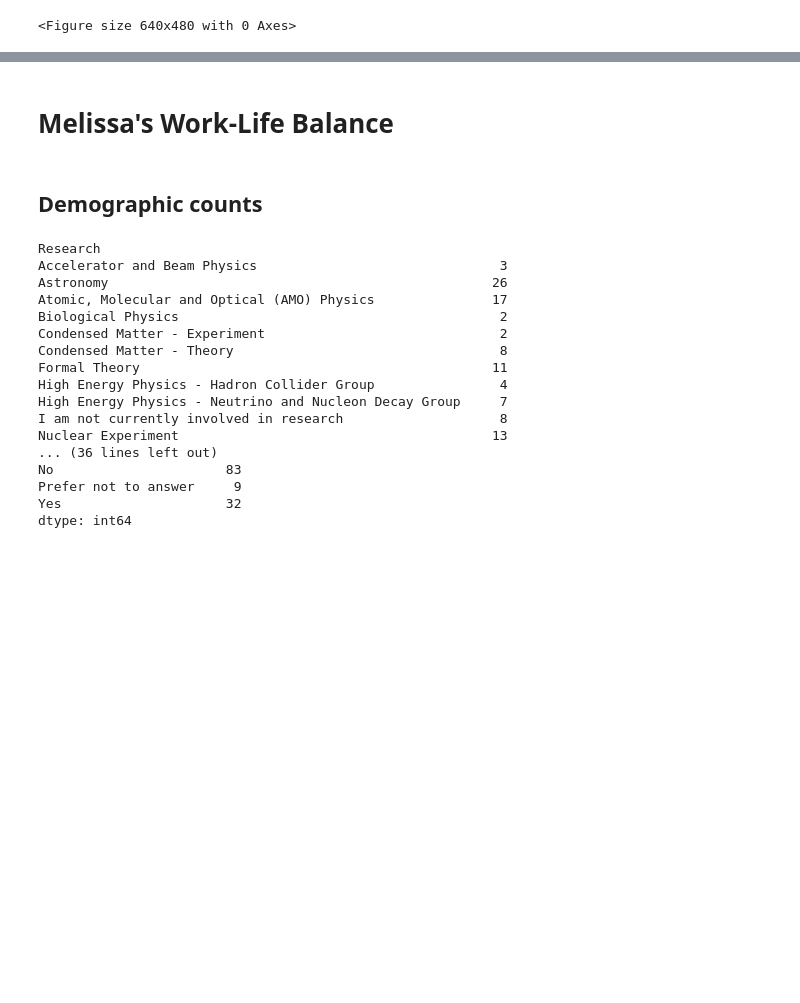
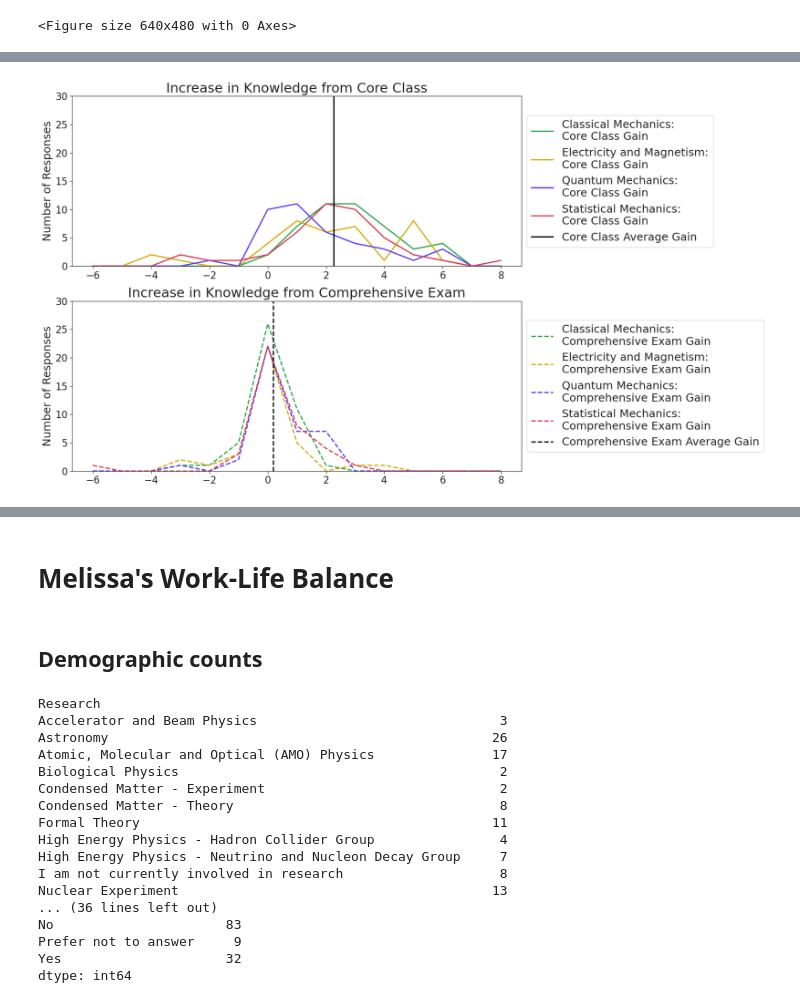
Before and after one commit to pecom/qol-survey, a Jupyter notebook: Melissa_Survey.ipynb, the cells around one changed output, grey strips where cells are left out. Saved outputs shown, nothing was run; the diff lists cells and outputs as text; code cells hidden in the pictures; blank space fills up the shorter version.

```diff
--- a/Melissa_Survey.ipynb
+++ b/Melissa_Survey.ipynb
@@ -200,18 +266,3 @@ More people were mathematically unprepared than conceptually.
 Anyone who is unprepared thinks the comps exams are unfair.
 
 Half the people who were prepared think the comps exams are unfair.
-# %%
-
-## same plot but by how many core/comp pairs they've taken
-## there's also the "core classes prepared me well for the comps" questions
-
-QOLPreparation['Cores/Comps Taken'] = 0
-listed_cores = 'Please indicate which of the core courses and comprehensive exams have you already taken.'
-for classes in ['SM', 'CM', 'QM', 'EM']:
-    class_string = f"{classes} Course" if classes != 'QM' else "QM I"
-    QOLPreparation.loc[
-        QOLPreparation[listed_cores].str.contains(f"{classes} Comp", na=False) & \
-        QOLPreparation[listed_cores].str.contains(class_string, na=False), "Cores/Comps Taken"
-    ] += 1
-
-print(QOLPreparation['Cores/Comps Taken'].value_counts())
@@ -237,0 +315,57 @@ plt.clf()
+# %%
+fontsize = 18
+
+QOLPreparation['Difference Start Core CM']=QOLData['Knowledge CM Core']-QOLData['Knowledge CM Start']
+QOLPreparation['Difference Start Core EM']=QOLData['Knowledge EM Core']-QOLData['Knowledge EM Start']
+QOLPreparation['Difference Start Core QM']=QOLData['Knowledge QM Core']-QOLData['Knowledge QM Start']
+QOLPreparation['Difference Start Core SM']=QOLData['Knowledge SM Core']-QOLData['Knowledge SM Start']
+QOLPreparation['Difference Comp Core CM']=QOLData['Knowledge CM Comp']-QOLData['Knowledge CM Core']
+QOLPreparation['Difference Comp Core EM']=QOLData['Knowledge EM Comp']-QOLData['Knowledge EM Core']
+QOLPreparation['Difference Comp Core QM']=QOLData['Knowledge QM Comp']-QOLData['Knowledge QM Core']
+QOLPreparation['Difference Comp Core SM']=QOLData['Knowledge SM Comp']-QOLData['Knowledge SM Core']
+
+class_sum = 0
+class_count = 0
+comp_sum = 0
+comp_count = 0
+for classes in ['CM', 'EM', 'QM', 'SM']:
+    class_sum += QOLPreparation[f'Difference Start Core {classes}'][QOLPreparation[f"{classes} Core/Comp Taken"] > 0].sum()
+    comp_sum += QOLPreparation[f'Difference Comp Core {classes}'][QOLPreparation[f"{classes} Core/Comp Taken"] > 0].sum()
+    class_count += QOLPreparation[f'Difference Start Core {classes}'][QOLPreparation[f"{classes} Core/Comp Taken"] > 0].count()
+    comp_count += QOLPreparation[f'Difference Comp Core {classes}'][QOLPreparation[f"{classes} Core/Comp Taken"] > 0].count()
+class_avg = float(class_sum) / class_count
+comp_avg = float(comp_sum) / comp_count
+
+fig, ax = plt.subplots(2, 1)
+indices = [-6, -5, -4, -3, -2, -1, 0, 1, 2, 3, 4, 5, 6, 7, 8]
+QOLPreparation['Difference Start Core CM'][QOLPreparation["CM Core/Comp Taken"] > 0].value_counts().sort_index().reindex(indices, fill_value=0).plot(ax=ax[0], kind='line', lw=2, color=CM_color, label='Classical Mechanics:\nCore Class Gain')
+QOLPreparation['Difference Comp Core CM'][QOLPreparation["CM Core/Comp Taken"] > 0].value_counts().sort_index().reindex(indices, fill_value=0).plot(ax=ax[1], kind='line', lw=2, color=CM_color, style='--', label='Classical Mechanics:\nComprehensive Exam Gain')
+QOLPreparation['Difference Start Core EM'][QOLPreparation["EM Core/Comp Taken"] > 0].value_counts().sort_index().reindex(indices, fill_value=0).plot(ax=ax[0], kind='line', lw=2, color=EM_color, label='Electricity and Magnetism:\nCore Class Gain')
+QOLPreparation['Difference Comp Core EM'][QOLPreparation["EM Core/Comp Taken"] > 0].value_counts().sort_index().reindex(indices, fill_value=0).plot(ax=ax[1], kind='line', lw=2, color=EM_color, style='--', label='Electricity and Magnetism:\nComprehensive Exam Gain')
+QOLPreparation['Difference Start Core QM'][QOLPreparation["QM Core/Comp Taken"] > 0].value_counts().sort_index().reindex(indices, fill_value=0).plot(ax=ax[0], kind='line', lw=2, color=QM_color, label='Quantum Mechanics:\nCore Class Gain')
+QOLPreparation['Difference Comp Core QM'][QOLPreparation["QM Core/Comp Taken"] > 0].value_counts().sort_index().reindex(indices, fill_value=0).plot(ax=ax[1], kind='line', lw=2, color=QM_color, style='--', label='Quantum Mechanics:\nComprehensive Exam Gain')
+QOLPreparation['Difference Start Core SM'][QOLPreparation["SM Core/Comp Taken"] > 0].value_counts().sort_index().reindex(indices, fill_value=0).plot(ax=ax[0], kind='line', lw=2, color=SM_color, label='Statistical Mechanics:\nCore Class Gain')
+QOLPreparation['Difference Comp Core SM'][QOLPreparation["SM Core/Comp Taken"] > 0].value_counts().sort_index().reindex(indices, fill_value=0).plot(ax=ax[1], kind='line', lw=2, color=SM_color, style='--', label='Statistical Mechanics:\nComprehensive Exam Gain')
+#QOLPreparation['Difference Start Core QM'].value_counts().sort_index().reindex(indices, fill_value=0).plot(ax=ax[0], kind='line', color='#000000', label='original')
+#QOLPreparation['Difference Start Core QM'][QOLPreparation["QM Core/Comp Taken"] > 0].value_counts().sort_index().reindex(indices, fill_value=0).plot(ax=ax[0], kind='line', color=QM_color, label='took one course')
+#QOLPreparation['Difference Start Core QM'][QOLPreparation["QM Core/Comp Taken"] > 1].value_counts().sort_index().reindex(indices, fill_value=0).plot(ax=ax[0], kind='line', color='r', label='took both courses')
+
+ax[0].axvline(x=class_avg, color='black', linestyle='-', lw=2, label='Core Class Average Gain')
+ax[1].axvline(x=comp_avg, color='black', linestyle='--', lw=2, label='Comprehensive Exam Average Gain')
+
+for axis in ax:
+    axis.set_ylim(0,30)
+    box = axis.get_position()
+    axis.set_position([box.x0, box.y0, box.width * 0.8, box.height])
+    axis.legend(loc='center left', bbox_to_anchor=(1, 0.5), fontsize=fontsize)
+    axis.set_xlabel('')
+    axis.set_ylabel('Number of Responses', fontsize=fontsize)
+    axis.tick_params(axis='both', labelsize=fontsize-2, length=4)
+fig.set_size_inches(14.5, 9.5)
+ax[0].set_title('Increase in Knowledge from Core Class', fontsize=fontsize+4)
+ax[1].set_title('Increase in Knowledge from Comprehensive Exam', fontsize=fontsize+4)
+
+plt.tight_layout()
+plt.show()
+# %% [output]
+[figure, added]
```
Also changed, not shown: parts of 20 cells of this notebook.
